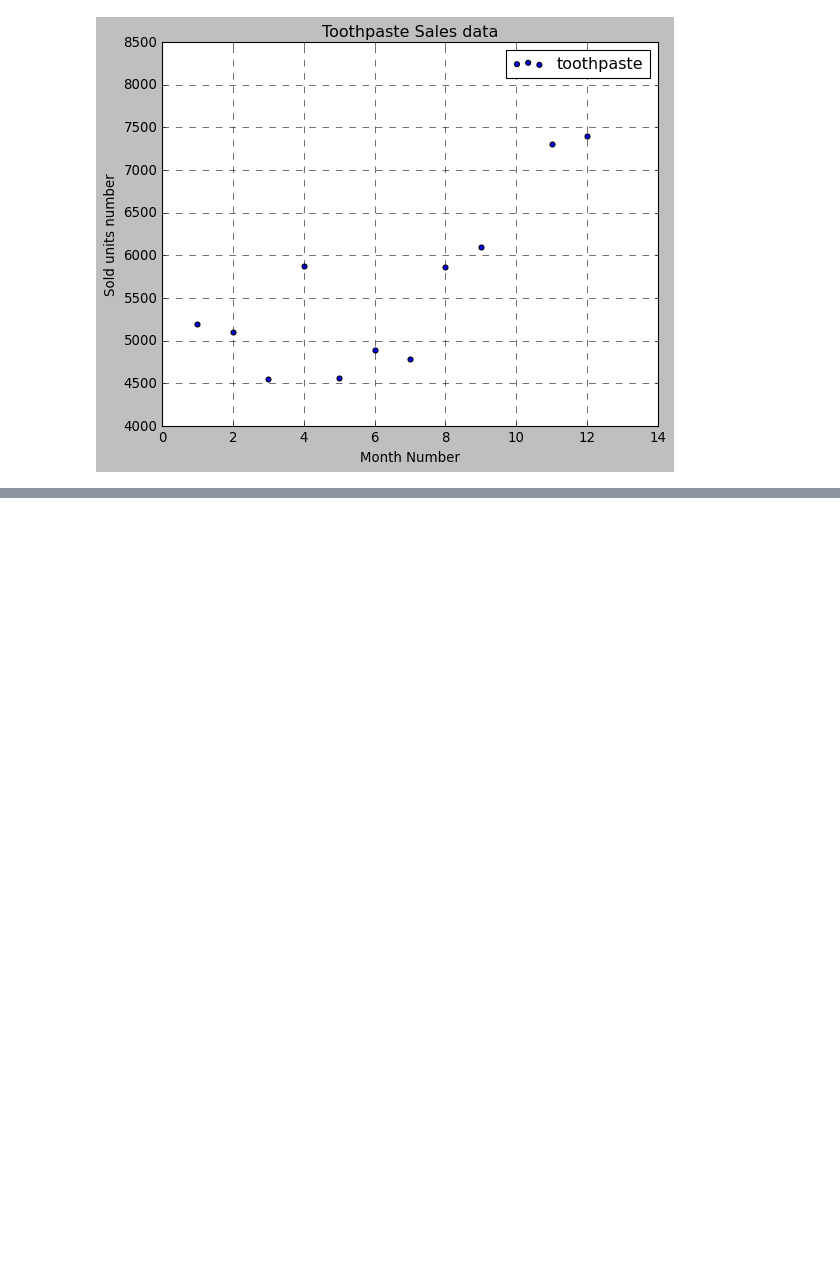
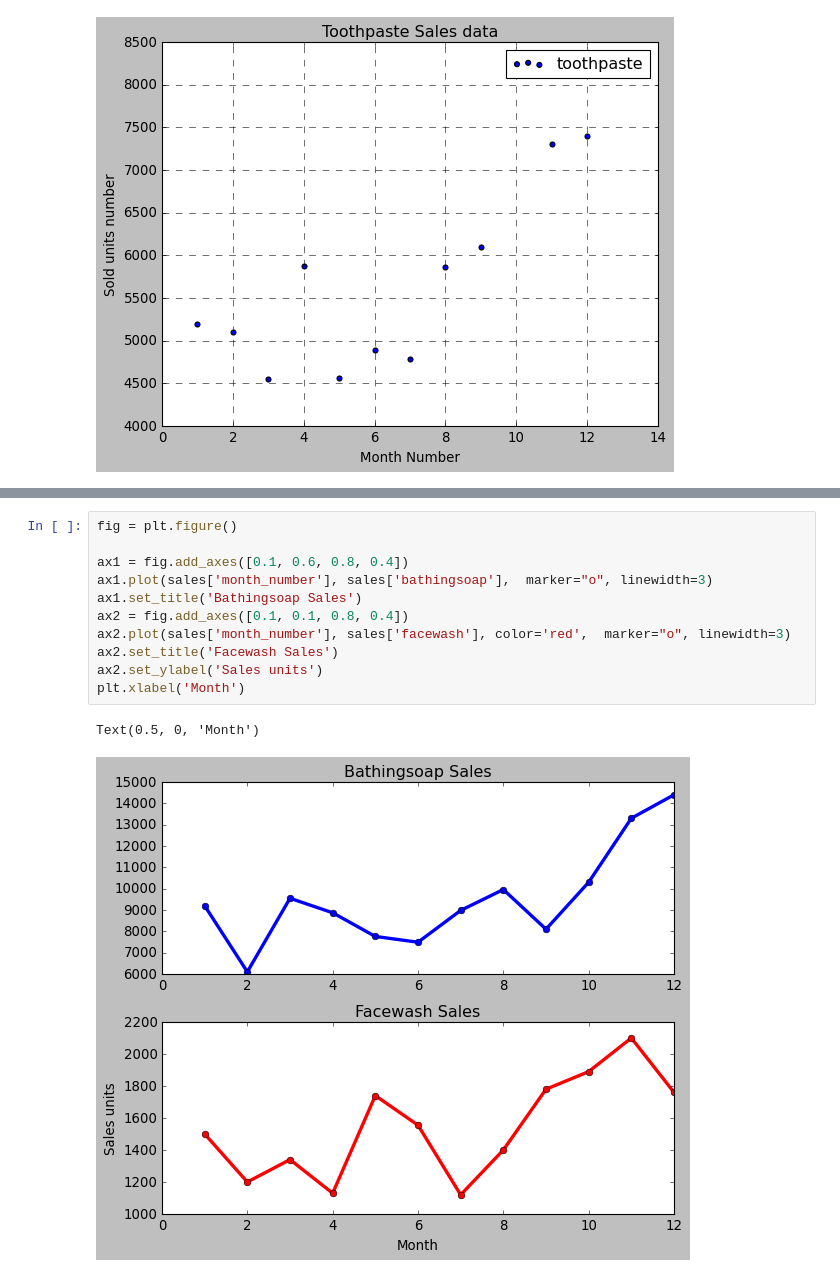
Before and after one commit to Robust-ness/datascilabs, a Jupyter notebook: 6.ipynb, the cells around one changed output, grey strips where cells are left out. Drawn from its saved outputs; the diff is of its cells as text; blank space fills up the shorter version.

```diff
--- a/6.ipynb
+++ b/6.ipynb
@@ -76,0 +104,14 @@ plt.show()
+# %%
+fig = plt.figure()
+
+ax1 = fig.add_axes([0.1, 0.6, 0.8, 0.4])
+ax1.plot(sales['month_number'], sales['bathingsoap'],  marker="o", linewidth=3)
+ax1.set_title('Bathingsoap Sales')
+ax2 = fig.add_axes([0.1, 0.1, 0.8, 0.4])
+ax2.plot(sales['month_number'], sales['facewash'], color='red',  marker="o", linewidth=3)
+ax2.set_title('Facewash Sales')
+ax2.set_ylabel('Sales units')
+plt.xlabel('Month')
+# %% [output]
+Text(0.5, 0, 'Month')
+[figure, added]
```
Also changed, not shown: parts of 5 cells of this notebook.
